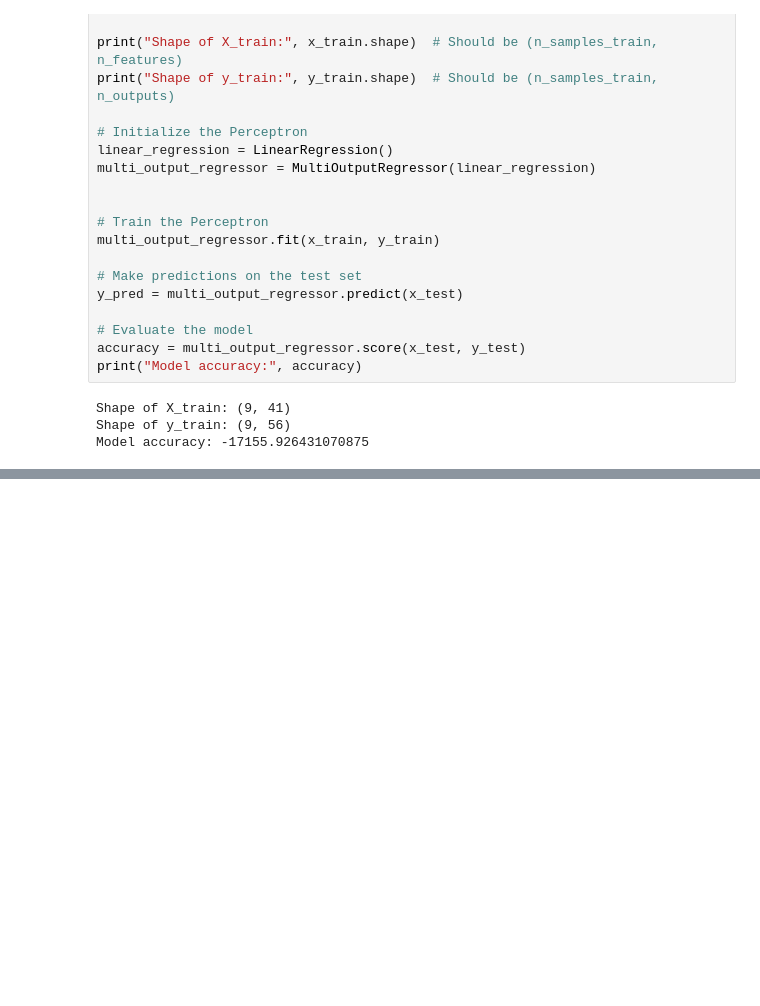
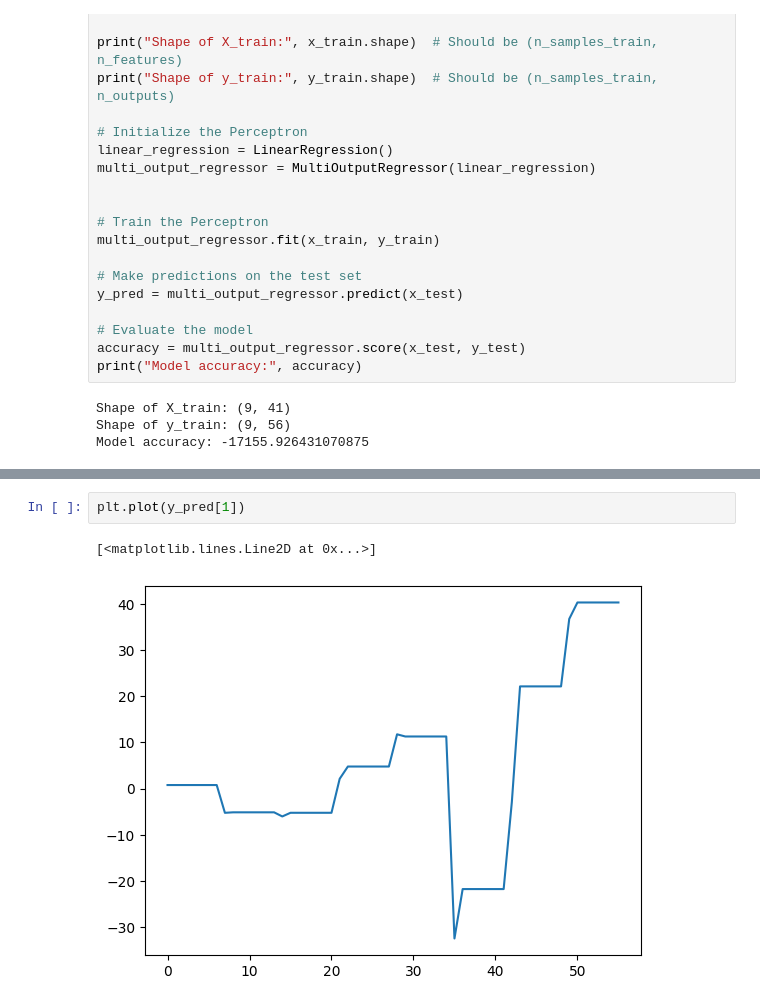
Before and after one commit to MaximeVergnet/Vaccine_AI, a Jupyter notebook: model.ipynb, the cells around one changed output, grey strips where cells are left out. Drawn from its saved outputs; the diff is of its cells as text; blank space fills up the shorter version.

```diff
--- a/model.ipynb
+++ b/model.ipynb
@@ -52,0 +59,5 @@ Model accuracy: -17155.926431070875
+# %%
+plt.plot(y_pred[1])
+# %% [output]
+[<matplotlib.lines.Line2D at 0x...>]
+[figure, added]
```
Also changed, not shown: parts of 2 cells of this notebook.
